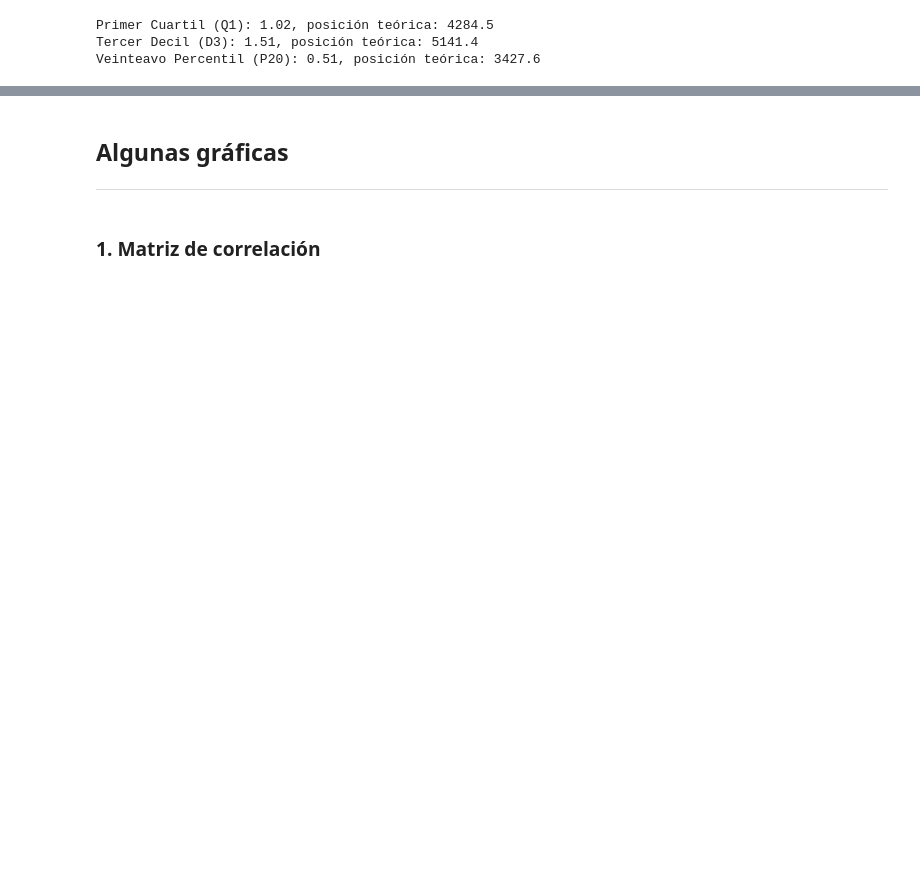
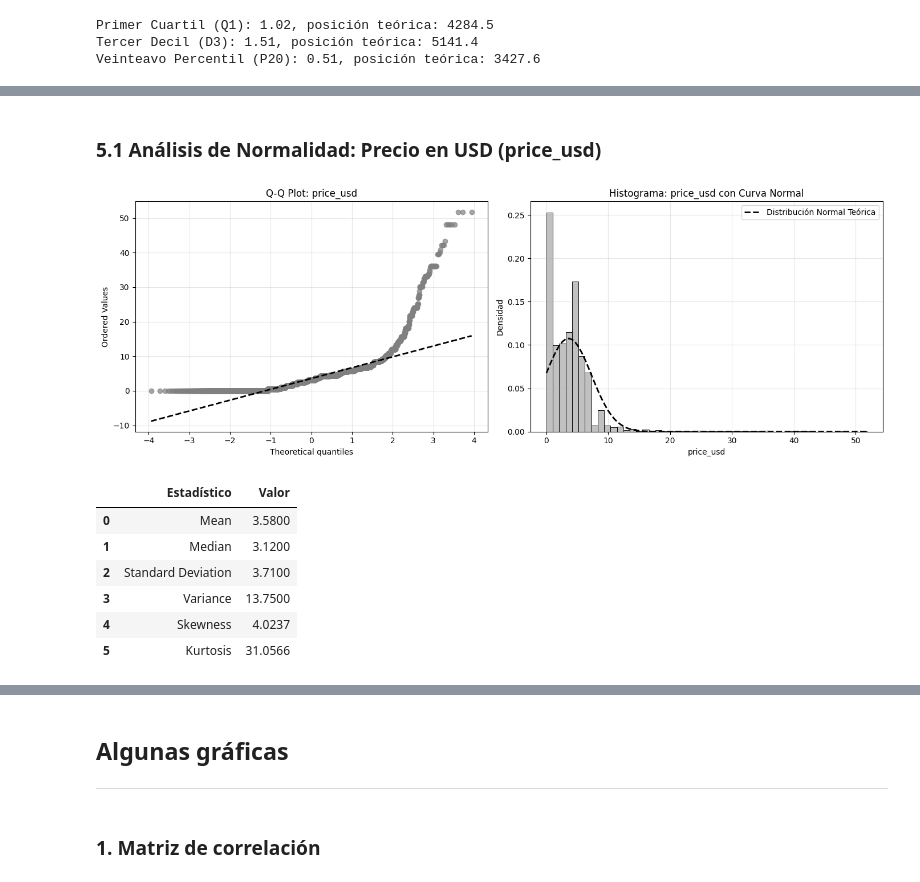
Before and after one commit to delav-dev/steam-pc-games-analysis, a Jupyter notebook: data_analysis.ipynb, the cells around one changed output, grey strips where cells are left out. Saved outputs shown, nothing was run; the diff lists cells and outputs as text; code cells hidden in the pictures; blank space fills up the shorter version.

```diff
--- a/data_analysis.ipynb
+++ b/data_analysis.ipynb
@@ -667,0 +769,19 @@ Veinteavo Percentil (P20): 0.51, posición teórica: 3427.6
+# %% [markdown]
+### **5.1 Análisis de Normalidad: Precio en USD (price_usd)**
+# %%
+# Q-Q Plot, Histograma y tabla de estadísticos descriptivos para 'price_usd'
+
+qq_histogram(steam_data, 'price_usd')
+stats_desc = stats_description(steam_data, 'price_usd')
+desc_stats = pd.DataFrame(list(stats_desc.items()), columns=['Estadístico', 'Valor'])
+
+display(desc_stats)
+# %% [output]
+[figure, added]
+|  | Estadístico | Valor |
+| 0 | Mean | 3.5800 |
+| 1 | Median | 3.1200 |
+| 2 | Standard Deviation | 3.7100 |
+| 3 | Variance | 13.7500 |
+| 4 | Skewness | 4.0237 |
+| 5 | Kurtosis | 31.0566 |
```
Also changed, not shown: parts of 81 cells of this notebook, 2 other files.
